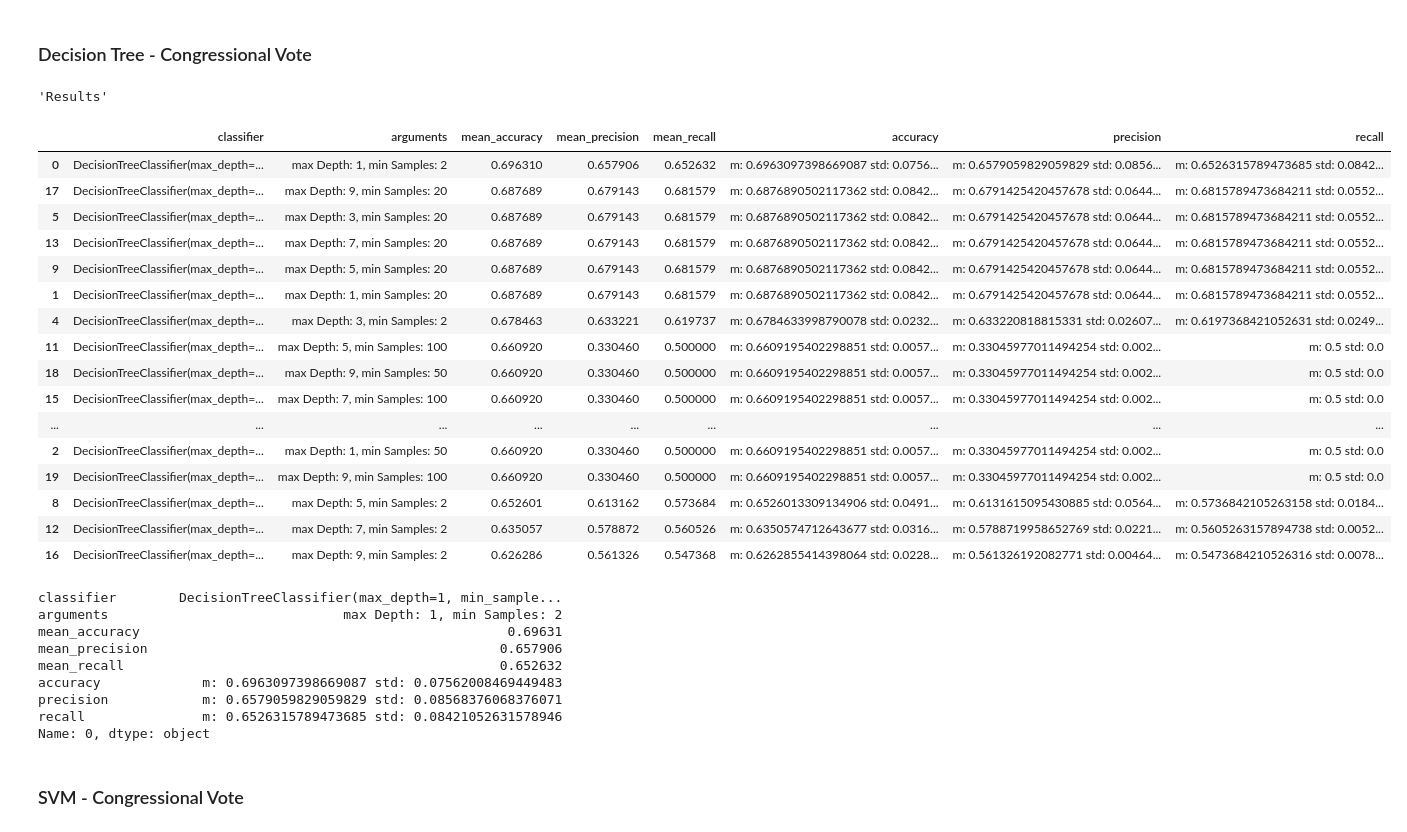
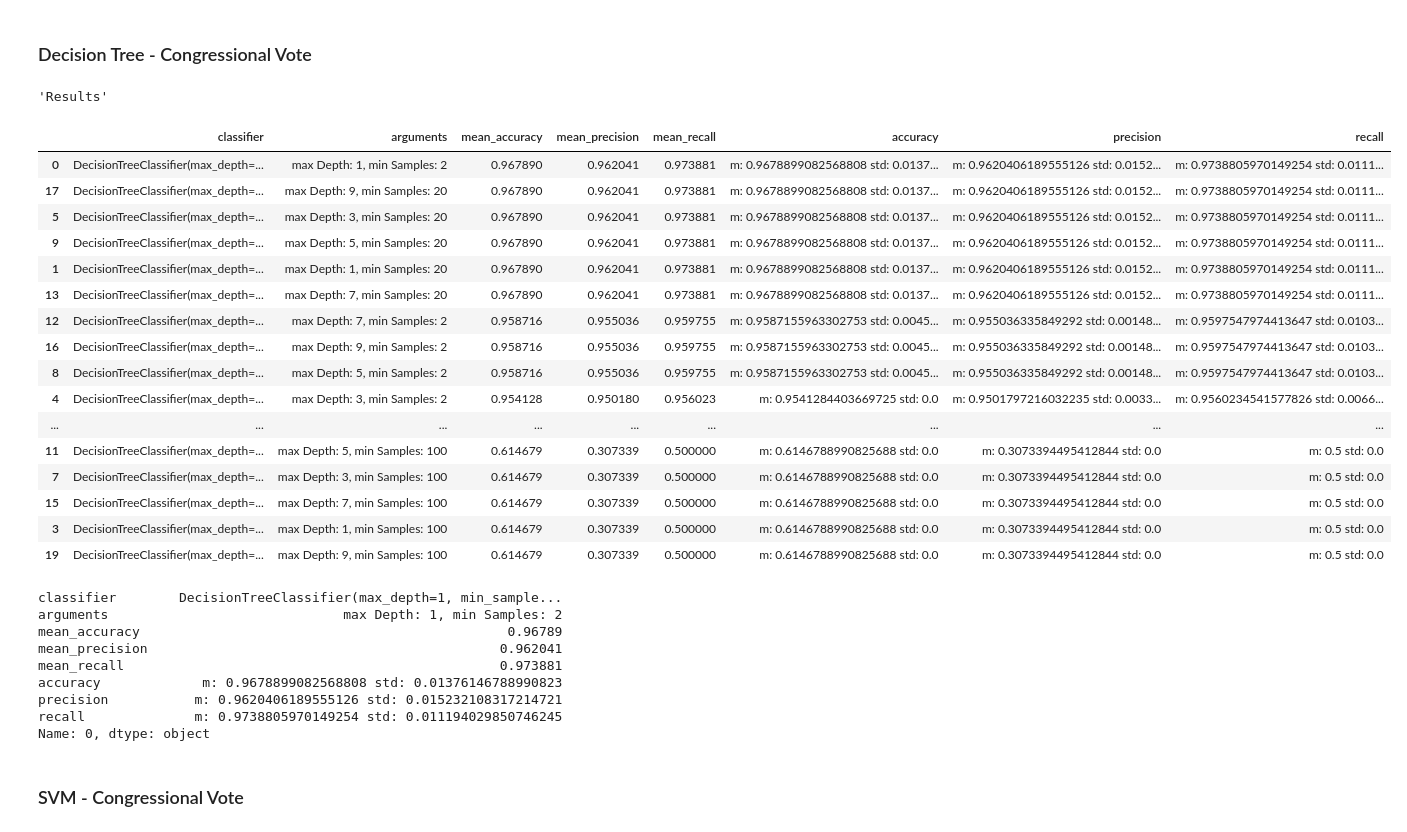
Before and after one commit to kocmana/tw_mle_exercise3, a Jupyter notebook: tw_mle_exercise3.ipynb, the cells around one changed output. Saved outputs shown, nothing was run; the diff lists cells and outputs as text; code cells hidden in the pictures.

```diff
--- a/tw_mle_exercise3.ipynb
+++ b/tw_mle_exercise3.ipynb
@@ -154,7 +156,7 @@ from sklearn import naive_bayes
 def calculate_bayes(data, target):
     bayes_results = []
 
-    alphas = numpy.arange(0.1,5,1)
+    alphas = np.arange(0.1,5,1)
 
     for alpha in alphas:
         classifier = naive_bayes.CategoricalNB(alpha = alpha)
@@ -295,11 +339,11 @@ X_train, X_test, y_train, y_test = train_test_split(votingDataLearn[votingDataLe
 # %% [markdown]
 ### k-NN - Congressional Vote
 # %%
-knn_results = calculate_knn(votingDataLearn[votingDataLearn.columns[2:17]],
-                            votingDataLearn[votingDataLearn.columns[1]])
-overall_results_vote.extend(knn_results)
+knn_results_vote = calculate_knn(votingDataLearn[votingDataLearn.columns[2:18]],
+                                 votingDataLearn["class"])
+overall_results_vote.extend(knn_results_vote)
 
-print_results(knn_results, "mean_accuracy")
+print_results(knn_results_vote, "mean_accuracy")
 # %% [output]
 'Results'
 |  | classifier | arguments | mean_accuracy | mean_precision | mean_recall | accuracy | precision | recall |
@@ -324,11 +368,11 @@ Name: 7, dtype: object
 # %% [markdown]
 ### Bayes - Congressional Vote
 # %%
-bayes_results = calculate_bayes(votingDataLearn[votingDataLearn.columns[2:17]],
-                                votingDataLearn[votingDataLearn.columns[1]])
-overall_results_vote.extend(bayes_results)
+bayes_results_vote = calculate_bayes(votingDataLearn[votingDataLearn.columns[2:18]],
+                                     votingDataLearn["class"])
+overall_results_vote.extend(bayes_results_vote)
 
-print_results(bayes_results, "mean_accuracy")
+print_results(bayes_results_vote, "mean_accuracy")
 # %% [output]
 'Results'
 |  | classifier | arguments | mean_accuracy | mean_precision | mean_recall | accuracy | precision | recall |
@@ -354,11 +393,11 @@ Name: 5, dtype: object
 # %% [markdown]
 ### Perceptron - Congressional Vote
 # %%
-perceptron_results = calculate_perceptron(votingDataLearn[votingDataLearn.columns[2:17]],
-                                          votingDataLearn[votingDataLearn.columns[1]])
-overall_results_vote.extend(perceptron_results)
+perceptron_results_vote = calculate_perceptron(votingDataLearn[votingDataLearn.columns[2:18]],
+                                               votingDataLearn["class"])
+overall_results_vote.extend(perceptron_results_vote)
 
-print_results(perceptron_results, "mean_accuracy")
+print_results(perceptron_results_vote, "mean_accuracy")
 # %% [output]
 'Results'
 |  | classifier | arguments | mean_accuracy | mean_precision | mean_recall | accuracy | precision | recall |
@@ -375,38 +414,38 @@ Name: 0, dtype: object
 # %% [markdown]
 ### Decision Tree - Congressional Vote
 # %%
-decision_tree_results = calculate_decision_tree(votingDataLearn[votingDataLearn.columns[2:17]],
-                                                votingDataLearn[votingDataLearn.columns[1]])
-overall_results_vote.extend(decision_tree_results)
+decision_tree_results_vote = calculate_decision_tree(votingDataLearn[votingDataLearn.columns[2:18]],
+                                                     votingDataLearn["class"])
+overall_results_vote.extend(decision_tree_results_vote)
 
-print_results(decision_tree_results, "mean_accuracy")
+print_results(decision_tree_results_vote, "mean_accuracy")
 # %% [output]
 'Results'
 |  | classifier | arguments | mean_accuracy | mean_precision | mean_recall | accuracy | precision | recall |
-| 0 | DecisionTreeClassifier(max_depth=... | max Depth: 1, min Samples: 2 | 0.696310 | 0.657906 | 0.652632 | m: 0.6963097398669087 std: 0.0756... | m: 0.6579059829059829 std: 0.0856... | m: 0.6526315789473685 std: 0.0842... |
-| 17 | DecisionTreeClassifier(max_depth=... | max Depth: 9, min Samples: 20 | 0.687689 | 0.679143 | 0.681579 | m: 0.6876890502117362 std: 0.0842... | m: 0.6791425420457678 std: 0.0644... | m: 0.6815789473684211 std: 0.0552... |
-| 5 | DecisionTreeClassifier(max_depth=... | max Depth: 3, min Samples: 20 | 0.687689 | 0.679143 | 0.681579 | m: 0.6876890502117362 std: 0.0842... | m: 0.6791425420457678 std: 0.0644... | m: 0.6815789473684211 std: 0.0552... |
-| 13 | DecisionTreeClassifier(max_depth=... | max Depth: 7, min Samples: 20 | 0.687689 | 0.679143 | 0.681579 | m: 0.6876890502117362 std: 0.0842... | m: 0.6791425420457678 std: 0.0644... | m: 0.6815789473684211 std: 0.0552... |
-| 9 | DecisionTreeClassifier(max_depth=... | max Depth: 5, min Samples: 20 | 0.687689 | 0.679143 | 0.681579 | m: 0.6876890502117362 std: 0.0842... | m: 0.6791425420457678 std: 0.0644... | m: 0.6815789473684211 std: 0.0552... |
-| 1 | DecisionTreeClassifier(max_depth=... | max Depth: 1, min Samples: 20 | 0.687689 | 0.679143 | 0.681579 | m: 0.6876890502117362 std: 0.0842... | m: 0.6791425420457678 std: 0.0644... | m: 0.6815789473684211 std: 0.0552... |
-| 4 | DecisionTreeClassifier(max_depth=... | max Depth: 3, min Samples: 2 | 0.678463 | 0.633221 | 0.619737 | m: 0.6784633998790078 std: 0.0232... | m: 0.633220818815331 std: 0.02607... | m: 0.6197368421052631 std: 0.0249... |
-| 11 | DecisionTreeClassifier(max_depth=... | max Depth: 5, min Samples: 100 | 0.660920 | 0.330460 | 0.500000 | m: 0.6609195402298851 std: 0.0057... | m: 0.33045977011494254 std: 0.002... | m: 0.5 std: 0.0 |
-| 18 | DecisionTreeClassifier(max_depth=... | max Depth: 9, min Samples: 50 | 0.660920 | 0.330460 | 0.500000 | m: 0.6609195402298851 std: 0.0057... | m: 0.33045977011494254 std: 0.002... | m: 0.5 std: 0.0 |
-| 15 | DecisionTreeClassifier(max_depth=... | max Depth: 7, min Samples: 100 | 0.660920 | 0.330460 | 0.500000 | m: 0.6609195402298851 std: 0.0057... | m: 0.33045977011494254 std: 0.002... | m: 0.5 std: 0.0 |
+| 0 | DecisionTreeClassifier(max_depth=... | max Depth: 1, min Samples: 2 | 0.967890 | 0.962041 | 0.973881 | m: 0.9678899082568808 std: 0.0137... | m: 0.9620406189555126 std: 0.0152... | m: 0.9738805970149254 std: 0.0111... |
+| 17 | DecisionTreeClassifier(max_depth=... | max Depth: 9, min Samples: 20 | 0.967890 | 0.962041 | 0.973881 | m: 0.9678899082568808 std: 0.0137... | m: 0.9620406189555126 std: 0.0152... | m: 0.9738805970149254 std: 0.0111... |
+| 5 | DecisionTreeClassifier(max_depth=... | max Depth: 3, min Samples: 20 | 0.967890 | 0.962041 | 0.973881 | m: 0.9678899082568808 std: 0.0137... | m: 0.9620406189555126 std: 0.0152... | m: 0.9738805970149254 std: 0.0111... |
+| 9 | DecisionTreeClassifier(max_depth=... | max Depth: 5, min Samples: 20 | 0.967890 | 0.962041 | 0.973881 | m: 0.9678899082568808 std: 0.0137... | m: 0.9620406189555126 std: 0.0152... | m: 0.9738805970149254 std: 0.0111... |
+| 1 | DecisionTreeClassifier(max_depth=... | max Depth: 1, min Samples: 20 | 0.967890 | 0.962041 | 0.973881 | m: 0.9678899082568808 std: 0.0137... | m: 0.9620406189555126 std: 0.0152... | m: 0.9738805970149254 std: 0.0111... |
+| 13 | DecisionTreeClassifier(max_depth=... | max Depth: 7, min Samples: 20 | 0.967890 | 0.962041 | 0.973881 | m: 0.9678899082568808 std: 0.0137... | m: 0.9620406189555126 std: 0.0152... | m: 0.9738805970149254 std: 0.0111... |
+| 12 | DecisionTreeClassifier(max_depth=... | max Depth: 7, min Samples: 2 | 0.958716 | 0.955036 | 0.959755 | m: 0.9587155963302753 std: 0.0045... | m: 0.955036335849292 std: 0.00148... | m: 0.9597547974413647 std: 0.0103... |
+| 16 | DecisionTreeClassifier(max_depth=... | max Depth: 9, min Samples: 2 | 0.958716 | 0.955036 | 0.959755 | m: 0.9587155963302753 std: 0.0045... | m: 0.955036335849292 std: 0.00148... | m: 0.9597547974413647 std: 0.0103... |
+| 8 | DecisionTreeClassifier(max_depth=... | max Depth: 5, min Samples: 2 | 0.958716 | 0.955036 | 0.959755 | m: 0.9587155963302753 std: 0.0045... | m: 0.955036335849292 std: 0.00148... | m: 0.9597547974413647 std: 0.0103... |
+| 4 | DecisionTreeClassifier(max_depth=... | max Depth: 3, min Samples: 2 | 0.954128 | 0.950180 | 0.956023 | m: 0.9541284403669725 std: 0.0 | m: 0.9501797216032235 std: 0.0033... | m: 0.9560234541577826 std: 0.0066... |
 | ... | ... | ... | ... | ... | ... | ... | ... | ... |
-| 2 | DecisionTreeClassifier(max_depth=... | max Depth: 1, min Samples: 50 | 0.660920 | 0.330460 | 0.500000 | m: 0.6609195402298851 std: 0.0057... | m: 0.33045977011494254 std: 0.002... | m: 0.5 std: 0.0 |
-| 19 | DecisionTreeClassifier(max_depth=... | max Depth: 9, min Samples: 100 | 0.660920 | 0.330460 | 0.500000 | m: 0.6609195402298851 std: 0.0057... | m: 0.33045977011494254 std: 0.002... | m: 0.5 std: 0.0 |
-| 8 | DecisionTreeClassifier(max_depth=... | max Depth: 5, min Samples: 2 | 0.652601 | 0.613162 | 0.573684 | m: 0.6526013309134906 std: 0.0491... | m: 0.6131615095430885 std: 0.0564... | m: 0.5736842105263158 std: 0.0184... |
-| 12 | DecisionTreeClassifier(max_depth=... | max Depth: 7, min Samples: 2 | 0.635057 | 0.578872 | 0.560526 | m: 0.6350574712643677 std: 0.0316... | m: 0.5788719958652769 std: 0.0221... | m: 0.5605263157894738 std: 0.0052... |
-| 16 | DecisionTreeClassifier(max_depth=... | max Depth: 9, min Samples: 2 | 0.626286 | 0.561326 | 0.547368 | m: 0.6262855414398064 std: 0.0228... | m: 0.561326192082771 std: 0.00464... | m: 0.5473684210526316 std: 0.0078... |
+| 11 | DecisionTreeClassifier(max_depth=... | max Depth: 5, min Samples: 100 | 0.614679 | 0.307339 | 0.500000 | m: 0.6146788990825688 std: 0.0 | m: 0.3073394495412844 std: 0.0 | m: 0.5 std: 0.0 |
+| 7 | DecisionTreeClassifier(max_depth=... | max Depth: 3, min Samples: 100 | 0.614679 | 0.307339 | 0.500000 | m: 0.6146788990825688 std: 0.0 | m: 0.3073394495412844 std: 0.0 | m: 0.5 std: 0.0 |
+| 15 | DecisionTreeClassifier(max_depth=... | max Depth: 7, min Samples: 100 | 0.614679 | 0.307339 | 0.500000 | m: 0.6146788990825688 std: 0.0 | m: 0.3073394495412844 std: 0.0 | m: 0.5 std: 0.0 |
+| 3 | DecisionTreeClassifier(max_depth=... | max Depth: 1, min Samples: 100 | 0.614679 | 0.307339 | 0.500000 | m: 0.6146788990825688 std: 0.0 | m: 0.3073394495412844 std: 0.0 | m: 0.5 std: 0.0 |
+| 19 | DecisionTreeClassifier(max_depth=... | max Depth: 9, min Samples: 100 | 0.614679 | 0.307339 | 0.500000 | m: 0.6146788990825688 std: 0.0 | m: 0.3073394495412844 std: 0.0 | m: 0.5 std: 0.0 |
 classifier        DecisionTreeClassifier(max_depth=1, min_sample...
 arguments                              max Depth: 1, min Samples: 2
-mean_accuracy                                               0.69631
-mean_precision                                             0.657906
-mean_recall                                                0.652632
-accuracy             m: 0.6963097398669087 std: 0.07562008469449483
-precision            m: 0.6579059829059829 std: 0.08568376068376071
-recall               m: 0.6526315789473685 std: 0.08421052631578946
+mean_accuracy                                               0.96789
+mean_precision                                             0.962041
+mean_recall                                                0.973881
+accuracy             m: 0.9678899082568808 std: 0.01376146788990823
+precision           m: 0.9620406189555126 std: 0.015232108317214721
+recall              m: 0.9738805970149254 std: 0.011194029850746245
 Name: 0, dtype: object
 # %% [markdown]
 ### SVM - Congressional Vote
```
Also changed, not shown: parts of 17 cells of this notebook, 2 other files.
